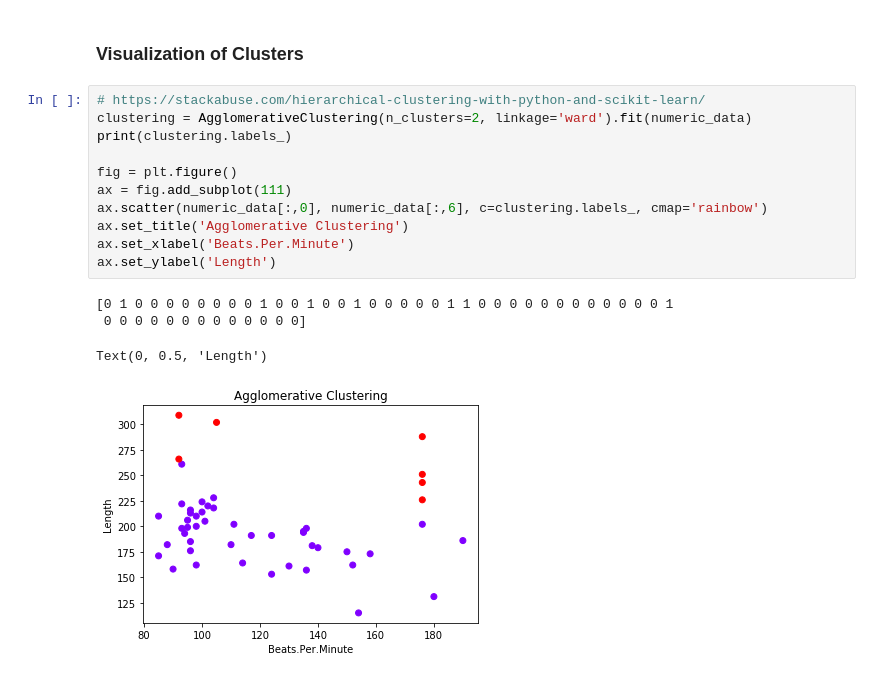
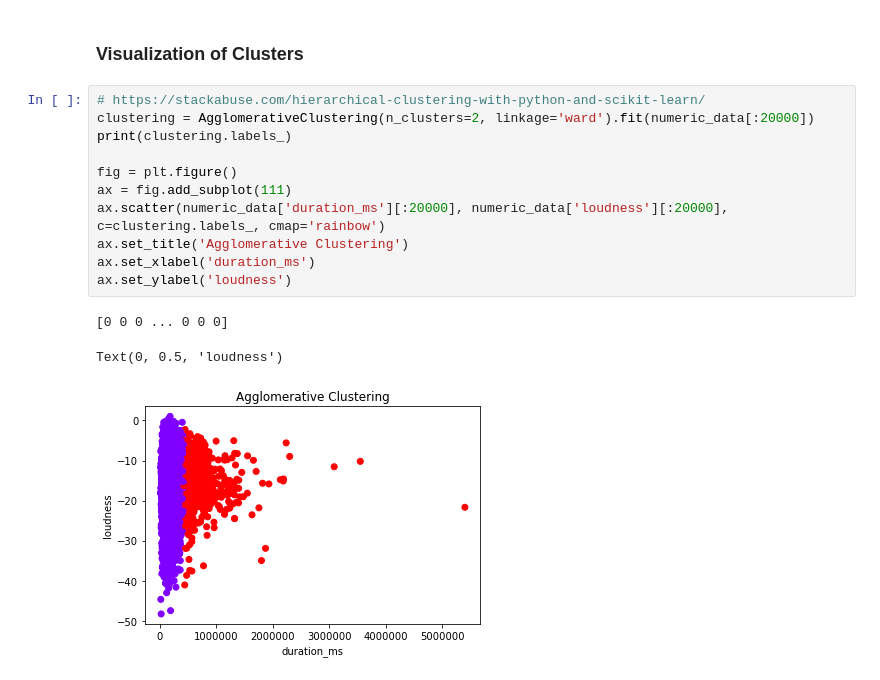
Before and after one commit to dbump3/CS4641SpotifyProject, a Jupyter notebook: clustering.ipynb, the cells around one changed output. Drawn from its saved outputs; the diff is of its cells as text.

Commit message:
Did agglomerative clustering on new dataset for 20,000 songs

```diff
--- a/clustering.ipynb
+++ b/clustering.ipynb
@@ -97,18 +95,17 @@ The highest correlation exists between Beats.Per.Minute and Length.
 ### Visualization of Clusters
 # %%
 # https://stackabuse.com/hierarchical-clustering-with-python-and-scikit-learn/
-clustering = AgglomerativeClustering(n_clusters=2, linkage='ward').fit(numeric_data)
+clustering = AgglomerativeClustering(n_clusters=2, linkage='ward').fit(numeric_data[:20000])
 print(clustering.labels_)
 
 fig = plt.figure()
 ax = fig.add_subplot(111)
-ax.scatter(numeric_data[:,0], numeric_data[:,6], c=clustering.labels_, cmap='rainbow')
+ax.scatter(numeric_data['duration_ms'][:20000], numeric_data['loudness'][:20000], c=clustering.labels_, cmap='rainbow')
 ax.set_title('Agglomerative Clustering')
-ax.set_xlabel('Beats.Per.Minute')
-ax.set_ylabel('Length')
+ax.set_xlabel('duration_ms')
+ax.set_ylabel('loudness')
 # %% [output]
-[0 1 0 0 0 0 0 0 0 0 1 0 0 1 0 0 1 0 0 0 0 0 1 1 0 0 0 0 0 0 0 0 0 0 0 0 1
- 0 0 0 0 0 0 0 0 0 0 0 0 0]
+[0 0 0 ... 0 0 0]
-Text(0, 0.5, 'Length')
+Text(0, 0.5, 'loudness')
-[figure, old version]
+[figure, new version]
 # %%
```
Also changed, not shown: parts of 9 cells of this notebook.
